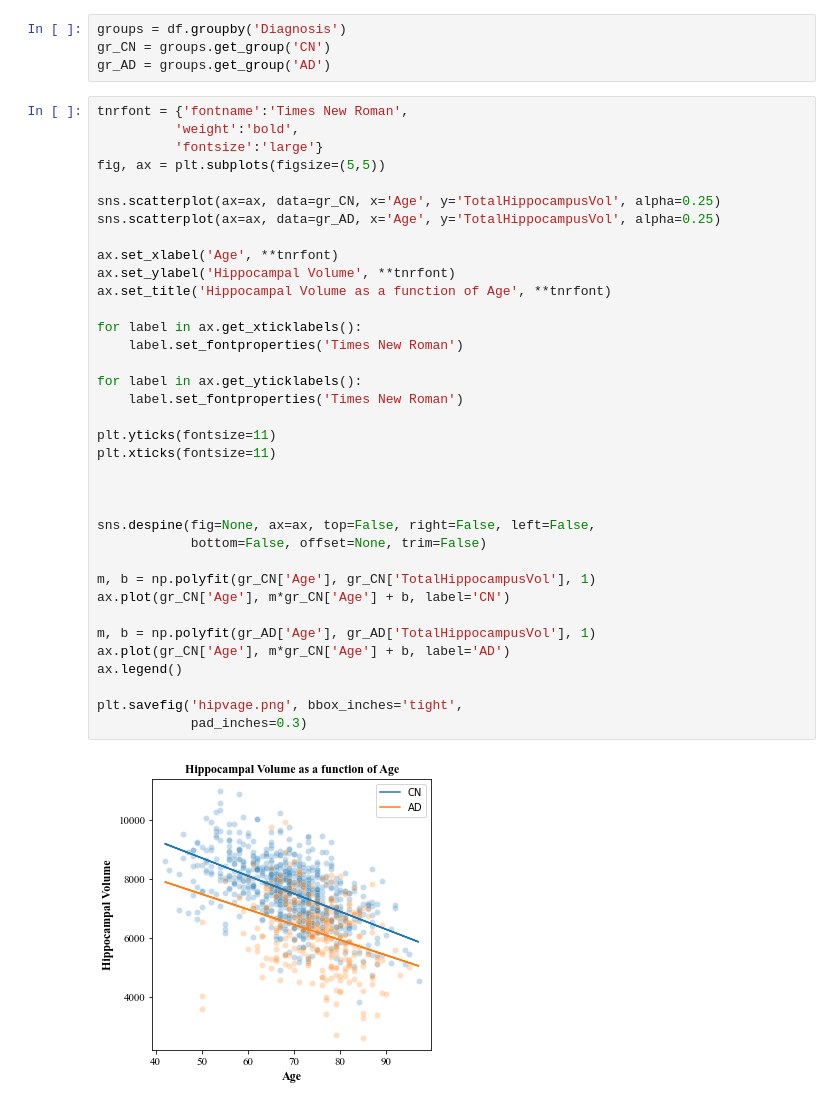
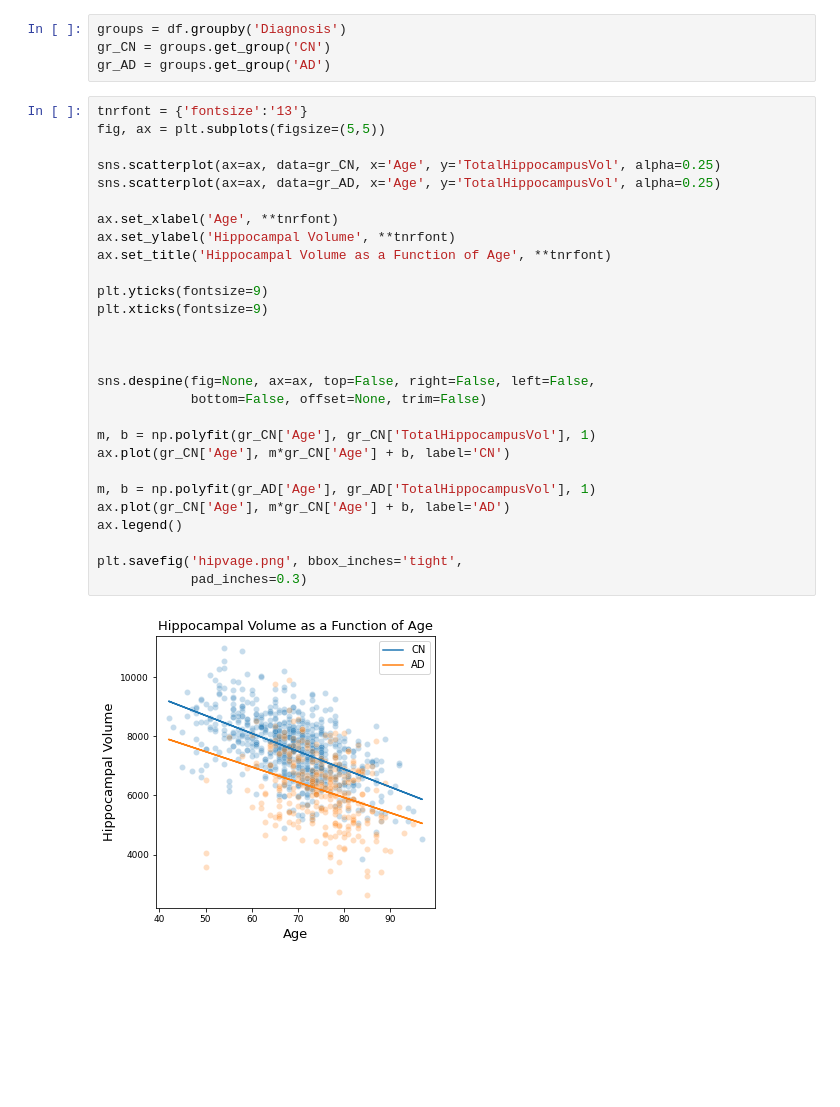
Before and after one commit to jakl3/Polygence, a Jupyter notebook: SVM/Manual/visuals.ipynb, the cells around one changed output. Cells and saved outputs as stored; diff of their text form; blank space fills up the shorter version.

Commit message:
visuals

```diff
--- a/SVM/Manual/visuals.ipynb
+++ b/SVM/Manual/visuals.ipynb
@@ -69,40 +69,32 @@ groups = df.groupby('Diagnosis')
 gr_CN = groups.get_group('CN')
 gr_AD = groups.get_group('AD')
 # %%
-tnrfont = {'fontname':'Times New Roman',
-          'weight':'bold',
-          'fontsize':'large'}
+tnrfont = {'fontsize':'13'}
 fig, ax = plt.subplots(figsize=(5,5))
 
 sns.scatterplot(ax=ax, data=gr_CN, x='Age', y='TotalHippocampusVol', alpha=0.25)
 sns.scatterplot(ax=ax, data=gr_AD, x='Age', y='TotalHippocampusVol', alpha=0.25)
 
 ax.set_xlabel('Age', **tnrfont)
 ax.set_ylabel('Hippocampal Volume', **tnrfont)
-ax.set_title('Hippocampal Volume as a function of Age', **tnrfont)
+ax.set_title('Hippocampal Volume as a Function of Age', **tnrfont)
 
-for label in ax.get_xticklabels():
-    label.set_fontproperties('Times New Roman')
-
-for label in ax.get_yticklabels():
-    label.set_fontproperties('Times New Roman')
-
-plt.yticks(fontsize=11)
-plt.xticks(fontsize=11)
+plt.yticks(fontsize=9)
+plt.xticks(fontsize=9)
 
 
 
 sns.despine(fig=None, ax=ax, top=False, right=False, left=False,
             bottom=False, offset=None, trim=False)
 
 m, b = np.polyfit(gr_CN['Age'], gr_CN['TotalHippocampusVol'], 1)
 ax.plot(gr_CN['Age'], m*gr_CN['Age'] + b, label='CN')
 
 m, b = np.polyfit(gr_AD['Age'], gr_AD['TotalHippocampusVol'], 1)
 ax.plot(gr_CN['Age'], m*gr_CN['Age'] + b, label='AD')
 ax.legend()
 
 plt.savefig('hipvage.png', bbox_inches='tight',
             pad_inches=0.3)
 # %% [output]
-[figure, old version]
+[figure, new version]
```
Also changed, not shown: 3 other files.
